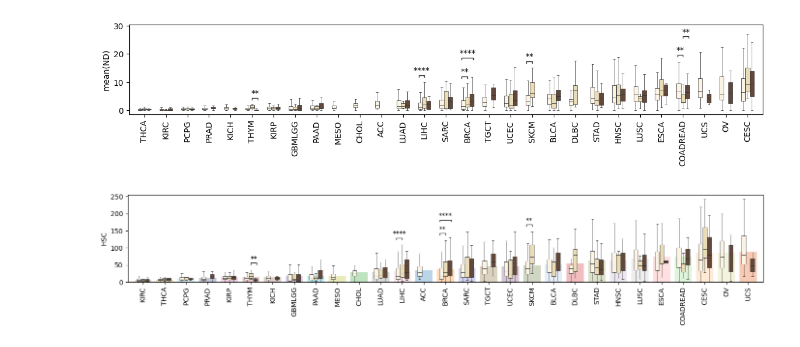
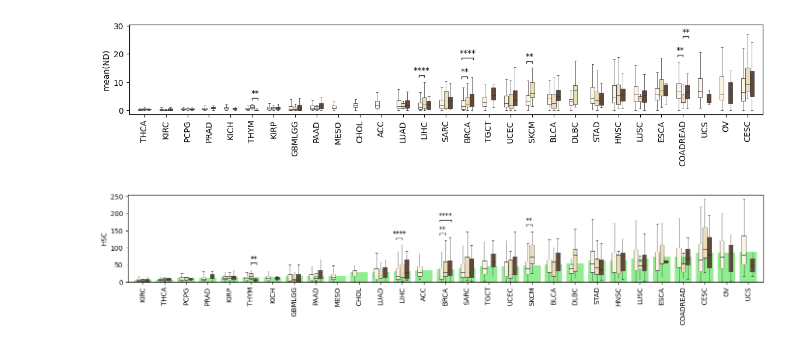
Before and after one commit to mostafajahanifar/pacman, a Jupyter notebook: explain_feature_boxplots.ipynb, the cells around one changed output. Drawn from its saved outputs; the diff is of its cells as text; code cells hidden in the pictures.

```diff
--- a/explain_feature_boxplots.ipynb
+++ b/explain_feature_boxplots.ipynb
@@ -585,8 +585,8 @@ for feature in features_list:
     ax.bar(
         x_positions,
         bar_heights,
-        color=cancer_colors, # 'gray',
-        alpha=0.3,
+        color='lightgreen',
+        alpha=1.0,
         width=0.8,
         zorder=0,
         align='center'
@@ -611,31 +611,31 @@ for feature in features_list:
                 showfliers=False,
                 linewidth=0.5,
                 width=0.6,
                 zorder=1,  # Place boxplots on top of the bars
                 ax=ax)
 
     # Customize the plot
     plt.xlabel('', fontsize=12)
     plt.ylabel(featre_to_tick(feature))
     plt.legend([], [], frameon=False)
 
     # Annotating with p-values
     pairs = []
     for c_type in data["type"].unique():
         if len(data.loc[(data["type"] == c_type) & (data["race"] == "White")]) > 0 and len(data.loc[(data["type"] == c_type) & (data["race"] == "Asian")]) > 0:
             pairs.append([(c_type, "White"), (c_type, "Asian")])
         if len(data.loc[(data["type"] == c_type) & (data["race"] == "Black")]) > 0 and len(data.loc[(data["type"] == c_type) & (data["race"] == "Asian")]) > 0:
             pairs.append([(c_type, "Asian"), (c_type, "Black")])
         if len(data.loc[(data["type"] == c_type) & (data["race"] == "White")]) > 0 and len(data.loc[(data["type"] == c_type) & (data["race"] == "Black")]) > 0:
             pairs.append([(c_type, "White"), (c_type, "Black")])
 
     annotator = Annotator(ax, pairs, **hue_plot_params)
     annotator.configure(test="Mann-Whitney", verbose=False, line_width=1, hide_non_significant=True, comparisons_correction="fdr_bh")
     annotator.apply_and_annotate()
 
     # Save and display the plot
     plt.tight_layout()
     plt.savefig(f"results_final_all/landscape/race_dist_{feature}_all.png", dpi=600, bbox_inches='tight', pad_inches=0.01)
     plt.show()
 # %% [output]
-[figure, old version]
+[figure, new version]
```
Also changed, not shown: 4 other files.
